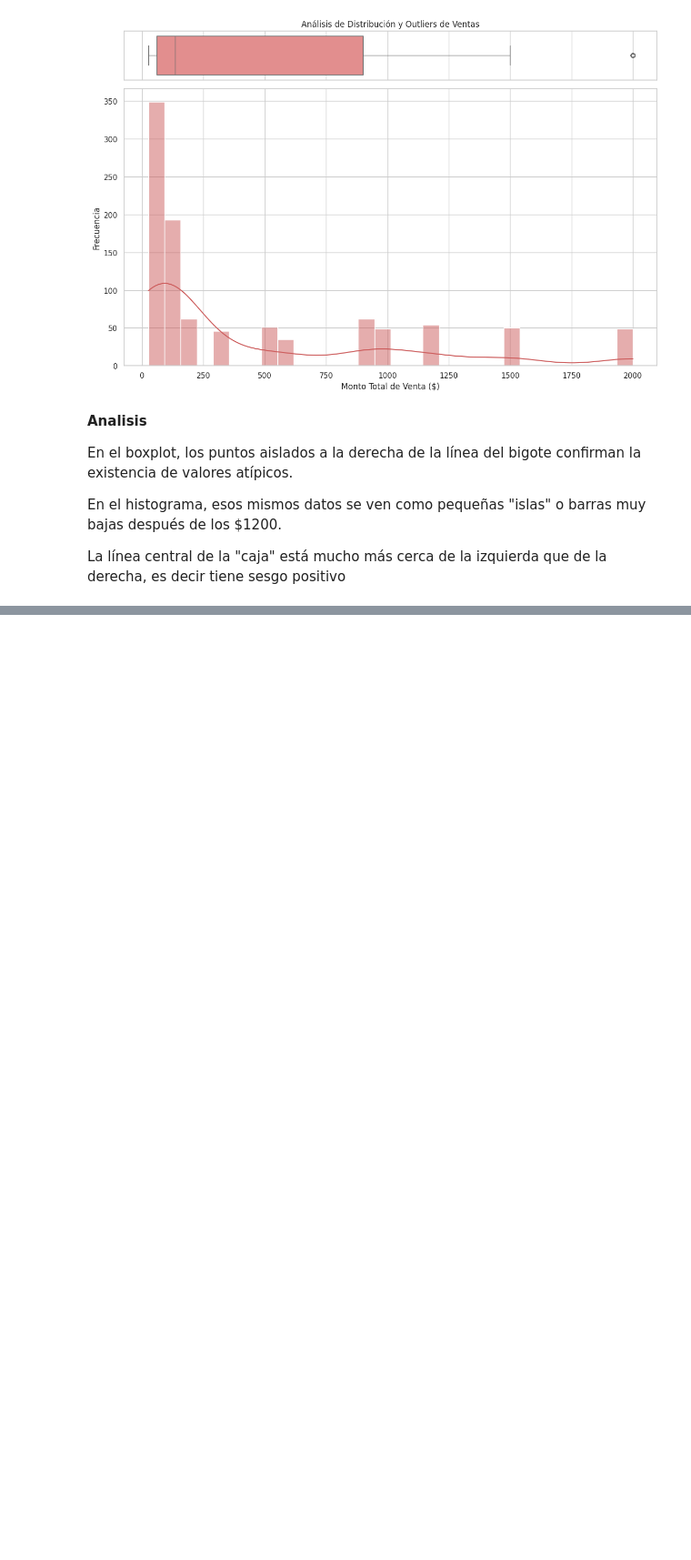
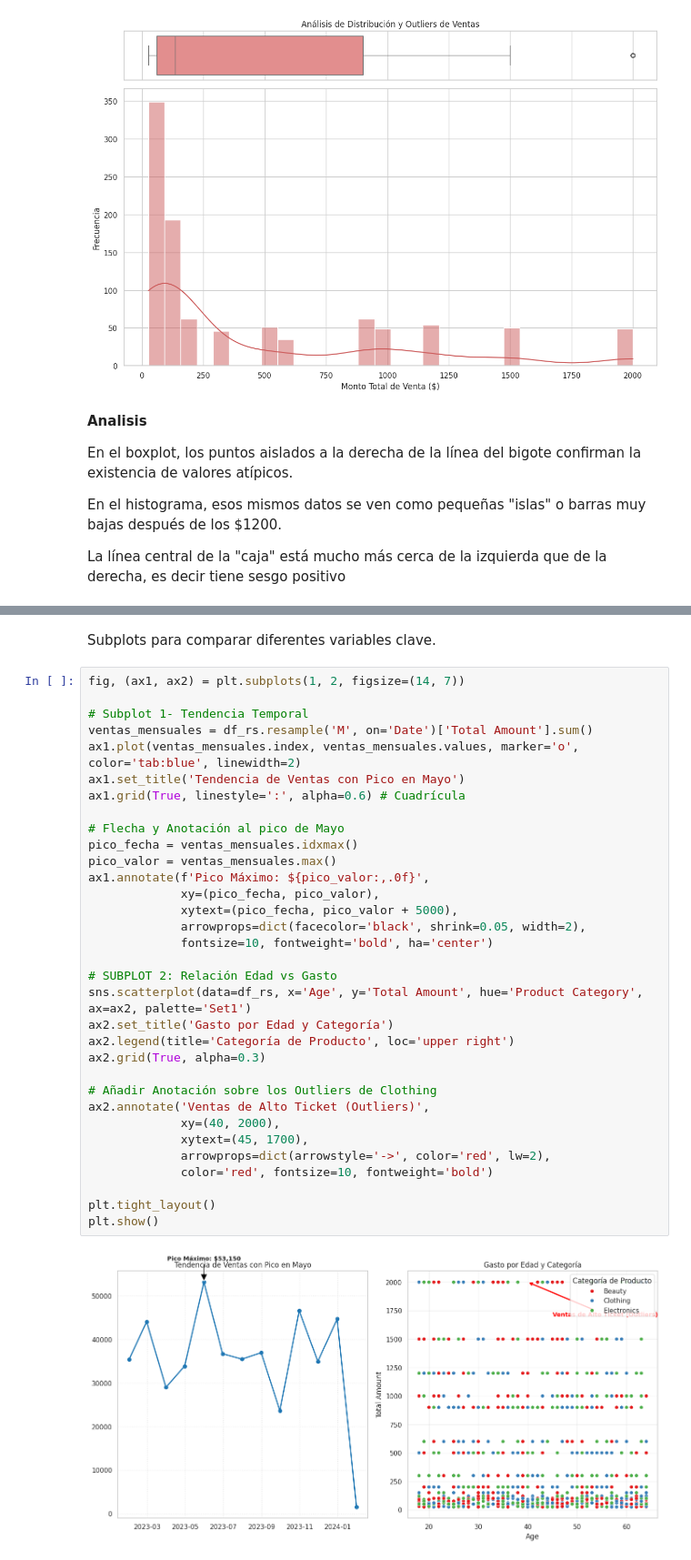
Before and after one commit to kalex066/RetailSales_DataAnalysis, a Jupyter notebook: notebooks/RetailSales_Analysis.ipynb, the cells around one changed output, grey strips where cells are left out. Shown at 91% size. Drawn from its saved outputs; the diff is of its cells as text; blank space fills up the shorter version.

```diff
--- a/notebooks/RetailSales_Analysis.ipynb
+++ b/notebooks/RetailSales_Analysis.ipynb
@@ -770,0 +795,37 @@ La línea central de la "caja" está mucho más cerca de la izquierda que de la
+# %% [markdown]
+Subplots para comparar diferentes variables clave.
+# %%
+fig, (ax1, ax2) = plt.subplots(1, 2, figsize=(14, 7))
+
+# Subplot 1- Tendencia Temporal
+ventas_mensuales = df_rs.resample('M', on='Date')['Total Amount'].sum()
+ax1.plot(ventas_mensuales.index, ventas_mensuales.values, marker='o', color='tab:blue', linewidth=2)
+ax1.set_title('Tendencia de Ventas con Pico en Mayo')
+ax1.grid(True, linestyle=':', alpha=0.6) # Cuadrícula
+
+# Flecha y Anotación al pico de Mayo
+pico_fecha = ventas_mensuales.idxmax()
+pico_valor = ventas_mensuales.max()
+ax1.annotate(f'Pico Máximo: ${pico_valor:,.0f}',
+             xy=(pico_fecha, pico_valor),
+             xytext=(pico_fecha, pico_valor + 5000),
+             arrowprops=dict(facecolor='black', shrink=0.05, width=2),
+             fontsize=10, fontweight='bold', ha='center')
+
+# SUBPLOT 2: Relación Edad vs Gasto
+sns.scatterplot(data=df_rs, x='Age', y='Total Amount', hue='Product Category', ax=ax2, palette='Set1')
+ax2.set_title('Gasto por Edad y Categoría')
+ax2.legend(title='Categoría de Producto', loc='upper right')
+ax2.grid(True, alpha=0.3)
+
+# Añadir Anotación sobre los Outliers de Clothing
+ax2.annotate('Ventas de Alto Ticket (Outliers)',
+             xy=(40, 2000),
+             xytext=(45, 1700),
+             arrowprops=dict(arrowstyle='->', color='red', lw=2),
+             color='red', fontsize=10, fontweight='bold')
+
+plt.tight_layout()
+plt.show()
+# %% [output]
+[figure, added]
```
Also changed, not shown: parts of 4 cells of this notebook.
